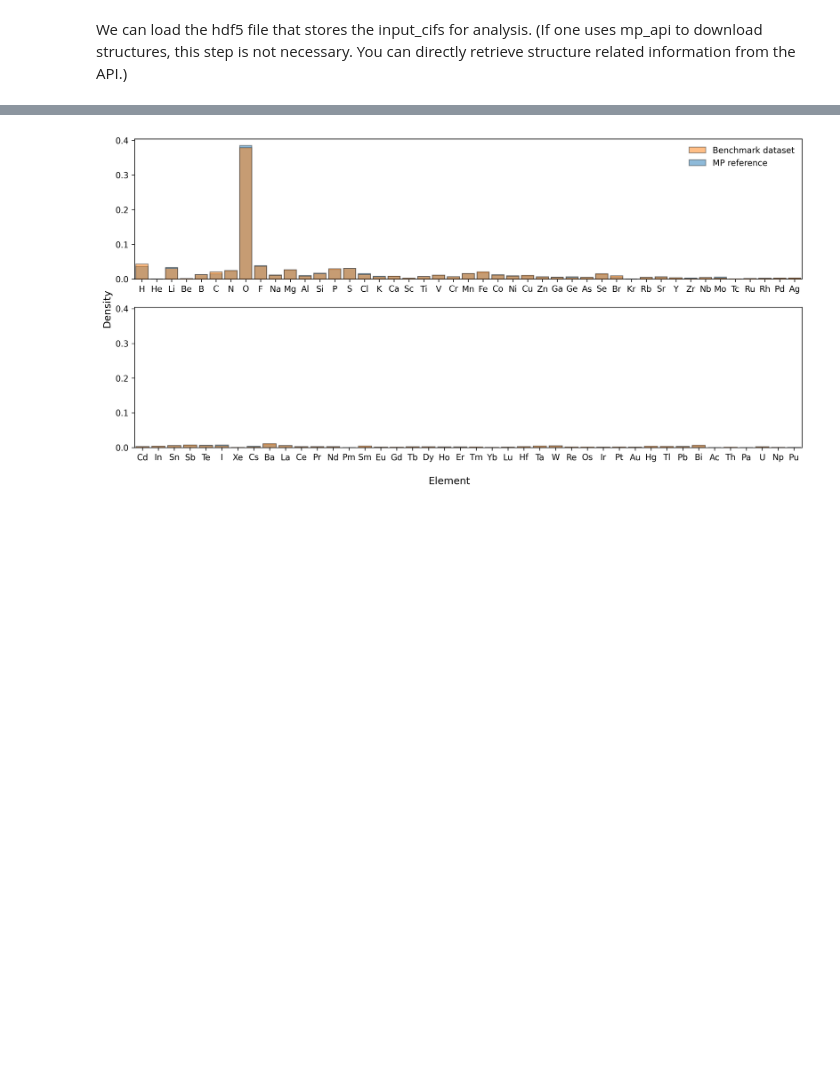
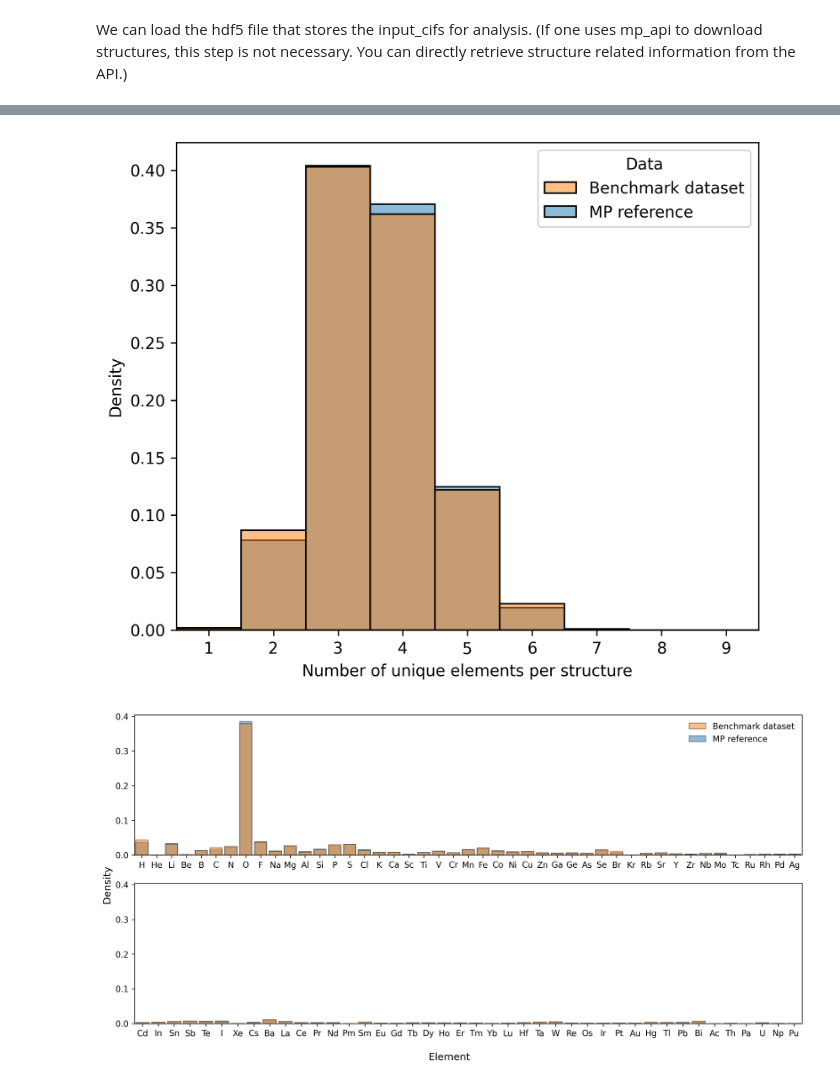
Before and after one commit to theAfish/AtomWorldBench, a Jupyter notebook: src/notebooks/analyze_data_distribution.ipynb, the cells around one changed output, grey strips where cells are left out. Drawn from its saved outputs; the diff is of its cells as text; code cells hidden in the pictures; blank space fills up the shorter version.

Commit message:
analyze data

```diff
--- a/src/notebooks/analyze_data_distribution.ipynb
+++ b/src/notebooks/analyze_data_distribution.ipynb
@@ -107,3 +109,25 @@ plt.show()
+# %%
+# number of elements in structures distribution
+num_elements_mp = all_mp_df["elements"].apply(lambda elems: len(set(elems))).to_numpy()
+num_elements_dataset = np.array([len(set(structure.composition.elements)) for structure in structures])
+
+# normalize the values by total
+
+comparison_df = pd.DataFrame({
+    "num_elements": np.concatenate([num_elements_dataset, num_elements_mp]),
+    "Data": ["Benchmark dataset"] * len(num_elements_dataset) + ["MP reference"] * len(num_elements_mp)
+})
+bins = np.arange(1, 10)
+palette = {"Benchmark dataset": "#ff7f0e", "MP reference": "#1f77b4"}
+plt.figure(dpi=300, figsize=(6, 5))
+sns.histplot(data=comparison_df, x="num_elements", hue="Data", bins=bins, stat="density", common_norm=False, palette=palette, linewidth=1, legend=True, discrete=True)
+plt.xlabel("Number of unique elements per structure")
+plt.ylabel("Density")
+plt.xlim(0.5, 9.5)
+plt.tight_layout()
+plt.show()
+# %% [output]
+[figure, added]
 # %%
 # elements distribution, showing in histogram
 element_counts = {}
```
Also changed, not shown: parts of 2 cells of this notebook.
